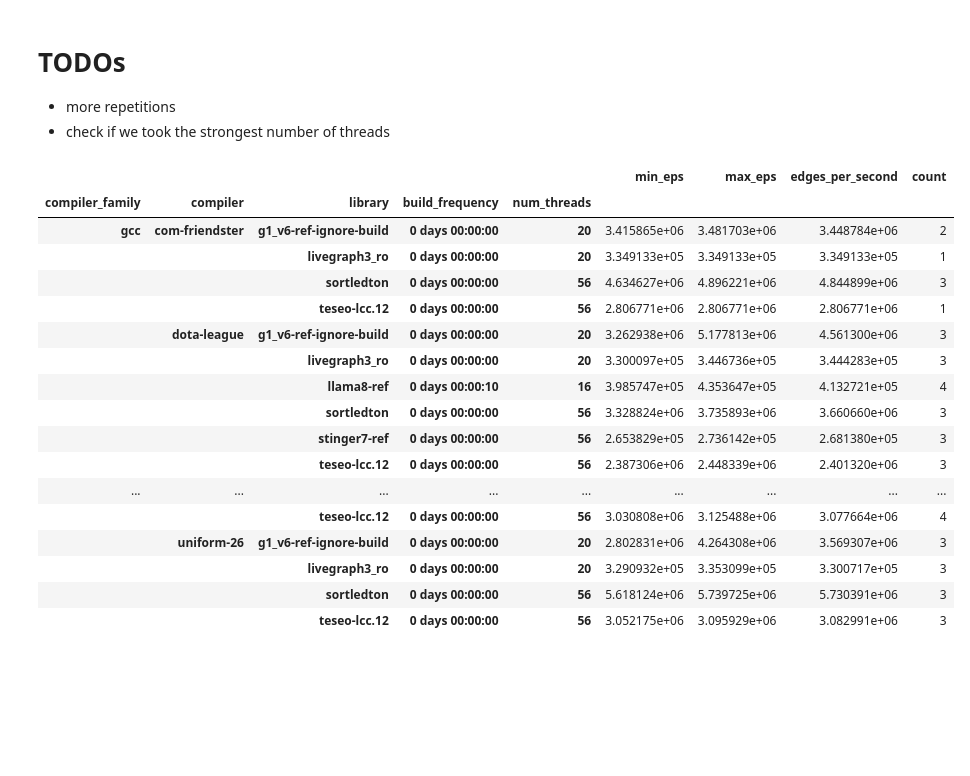
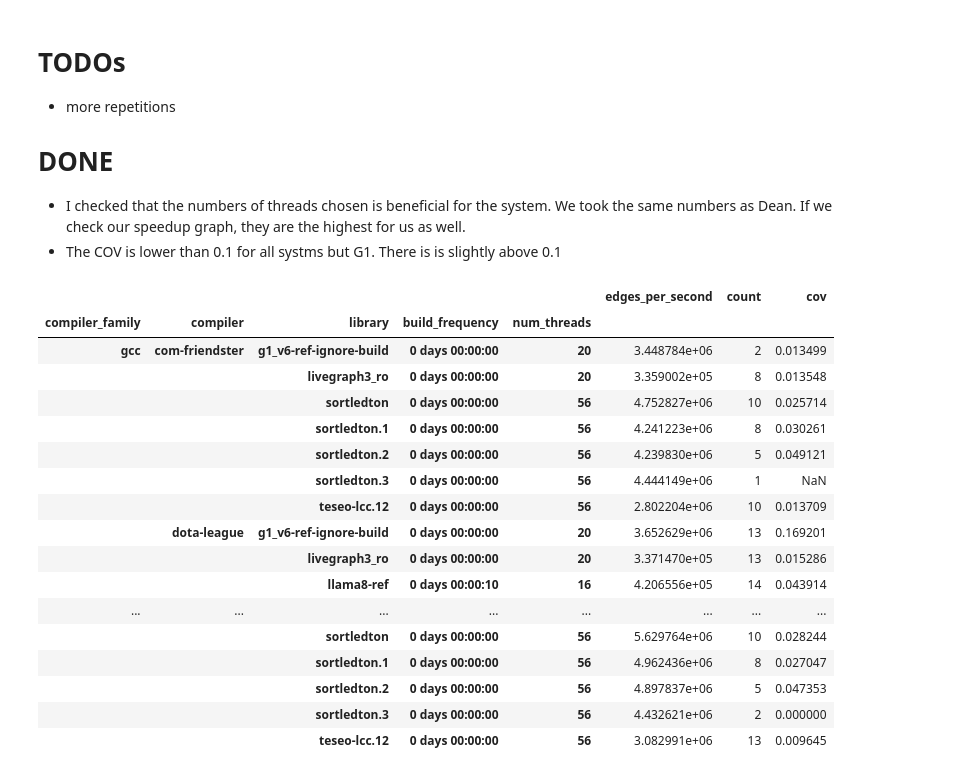
Before and after one commit to PerFuchs/gfe_notebooks, a Jupyter notebook: inserts-visualization.ipynb, the cells around one changed output. Saved outputs shown, nothing was run; the diff lists cells and outputs as text; code cells hidden in the pictures; blank space fills up the shorter version.

```diff
--- a/inserts-visualization.ipynb
+++ b/inserts-visualization.ipynb
@@ -17,11 +17,14 @@ pd.set_option('display.max_rows', None)
 # TODOs
 
 * more repetitions
-* check if we took the strongest number of threads
+
+# DONE
+* I checked that the numbers of threads chosen is beneficial for the system. We took the same numbers as Dean. If we check our speedup graph, they are the highest for us as well.
+* The COV is lower than 0.1 for all systms but G1. There is is slightly above 0.1
 # %%
 pers_experiments = "(hostname == 'scyper21' or hostname == 'scyper22')"
 
-libraries = ["g1_v6-ref-ignore-build", "livegraph3_ro", "llama8-ref", "sortledton", "stinger7-ref", "teseo-lcc.12"]
+libraries = ["g1_v6-ref-ignore-build", "livegraph3_ro", "llama8-ref", "sortledton.1", "sortledton.3", "sortledton.2", "sortledton", "stinger7-ref", "teseo-lcc.12"]
 libraries_filter = " | ".join(map(lambda l: "library == '" + l + "'", libraries))
 
 edges_per_graph = pd.DataFrame({
@@ -35,7 +38,7 @@ edges_per_graph = pd.DataFrame({
 data = common.import_gfe("View_Inserts").query(pers_experiments).copy() # data from the experiments
 data["build_frequency"].fillna(pd.Timedelta(0), inplace=True) # replace NaT with 0, otherwise the records are ignored in the group by
 data["block_size"].fillna(-1, inplace=True)
-data = data.query("((block_size == 512) and library == 'sortledton') or library != 'sortledton'")
+data = data.query("((block_size == 512) and library == 'sortledton.3') or library != 'sortledton.3'")
 data = data.merge(edges_per_graph, on="graph")
 data["edges_per_second"] = data["edges"] / data["completion_time_secs"]
 
@@ -43,29 +46,30 @@ data = data.query(libraries_filter)
 data = data.query("graph != 'uniform-22'")
 # %%
 data_grouped = data.groupby(["compiler_family", "graph", "library", "build_frequency", "num_threads"]) \
-    .agg(min_eps=("edges_per_second", "min"), max_eps=("edges_per_second", "max"), edges_per_second=("edges_per_second", "median"), count=("edges_per_second", "count"))
-#data = data.unstack("algorithm")[("completion_time")]
+    .agg(std_eps=("edges_per_second", "std"), edges_per_second=("edges_per_second", "median"), count=("edges_per_second", "count"))
+data_grouped["cov"] = data_grouped["std_eps"] / data_grouped["edges_per_second"]
+data_grouped.drop(["std_eps"], axis=1, inplace=True)
 data_grouped.index.set_names("compiler", level=1, inplace=True)
 data_grouped
 # %% [output]
-|  |  |  |  |  | min_eps | max_eps | edges_per_second | count |
-| compiler_family | compiler | library | build_frequency | num_threads |  |  |  |  |
-| gcc | com-friendster | g1_v6-ref-ignore-build | 0 days 00:00:00 | 20 | 3.415865e+06 | 3.481703e+06 | 3.448784e+06 | 2 |
-|  |  | livegraph3_ro | 0 days 00:00:00 | 20 | 3.349133e+05 | 3.349133e+05 | 3.349133e+05 | 1 |
-|  |  | sortledton | 0 days 00:00:00 | 56 | 4.634627e+06 | 4.896221e+06 | 4.844899e+06 | 3 |
-|  |  | teseo-lcc.12 | 0 days 00:00:00 | 56 | 2.806771e+06 | 2.806771e+06 | 2.806771e+06 | 1 |
-|  | dota-league | g1_v6-ref-ignore-build | 0 days 00:00:00 | 20 | 3.262938e+06 | 5.177813e+06 | 4.561300e+06 | 3 |
-|  |  | livegraph3_ro | 0 days 00:00:00 | 20 | 3.300097e+05 | 3.446736e+05 | 3.444283e+05 | 3 |
-|  |  | llama8-ref | 0 days 00:00:10 | 16 | 3.985747e+05 | 4.353647e+05 | 4.132721e+05 | 4 |
-|  |  | sortledton | 0 days 00:00:00 | 56 | 3.328824e+06 | 3.735893e+06 | 3.660660e+06 | 3 |
-|  |  | stinger7-ref | 0 days 00:00:00 | 56 | 2.653829e+05 | 2.736142e+05 | 2.681380e+05 | 3 |
-|  |  | teseo-lcc.12 | 0 days 00:00:00 | 56 | 2.387306e+06 | 2.448339e+06 | 2.401320e+06 | 3 |
-| ... | ... | ... | ... | ... | ... | ... | ... | ... |
-|  |  | teseo-lcc.12 | 0 days 00:00:00 | 56 | 3.030808e+06 | 3.125488e+06 | 3.077664e+06 | 4 |
-|  | uniform-26 | g1_v6-ref-ignore-build | 0 days 00:00:00 | 20 | 2.802831e+06 | 4.264308e+06 | 3.569307e+06 | 3 |
-|  |  | livegraph3_ro | 0 days 00:00:00 | 20 | 3.290932e+05 | 3.353099e+05 | 3.300717e+05 | 3 |
-|  |  | sortledton | 0 days 00:00:00 | 56 | 5.618124e+06 | 5.739725e+06 | 5.730391e+06 | 3 |
-|  |  | teseo-lcc.12 | 0 days 00:00:00 | 56 | 3.052175e+06 | 3.095929e+06 | 3.082991e+06 | 3 |
+|  |  |  |  |  | edges_per_second | count | cov |
+| compiler_family | compiler | library | build_frequency | num_threads |  |  |  |
+| gcc | com-friendster | g1_v6-ref-ignore-build | 0 days 00:00:00 | 20 | 3.448784e+06 | 2 | 0.013499 |
+|  |  | livegraph3_ro | 0 days 00:00:00 | 20 | 3.359002e+05 | 8 | 0.013548 |
+|  |  | sortledton | 0 days 00:00:00 | 56 | 4.752827e+06 | 10 | 0.025714 |
+|  |  | sortledton.1 | 0 days 00:00:00 | 56 | 4.241223e+06 | 8 | 0.030261 |
+|  |  | sortledton.2 | 0 days 00:00:00 | 56 | 4.239830e+06 | 5 | 0.049121 |
+|  |  | sortledton.3 | 0 days 00:00:00 | 56 | 4.444149e+06 | 1 | NaN |
+|  |  | teseo-lcc.12 | 0 days 00:00:00 | 56 | 2.802204e+06 | 10 | 0.013709 |
+|  | dota-league | g1_v6-ref-ignore-build | 0 days 00:00:00 | 20 | 3.652629e+06 | 13 | 0.169201 |
+|  |  | livegraph3_ro | 0 days 00:00:00 | 20 | 3.371470e+05 | 13 | 0.015286 |
+|  |  | llama8-ref | 0 days 00:00:10 | 16 | 4.206556e+05 | 14 | 0.043914 |
+| ... | ... | ... | ... | ... | ... | ... | ... |
+|  |  | sortledton | 0 days 00:00:00 | 56 | 5.629764e+06 | 10 | 0.028244 |
+|  |  | sortledton.1 | 0 days 00:00:00 | 56 | 4.962436e+06 | 8 | 0.027047 |
+|  |  | sortledton.2 | 0 days 00:00:00 | 56 | 4.897837e+06 | 5 | 0.047353 |
+|  |  | sortledton.3 | 0 days 00:00:00 | 56 | 4.432621e+06 | 2 | 0.000000 |
+|  |  | teseo-lcc.12 | 0 days 00:00:00 | 56 | 3.082991e+06 | 13 | 0.009645 |
 # %%
 stinger = pd.concat( [
     data_grouped.loc[("gcc", slice(None), "stinger7-ref", slice(None), 56)].droplevel([1])
```
Also changed, not shown: parts of 8 cells of this notebook, 6 other files.
